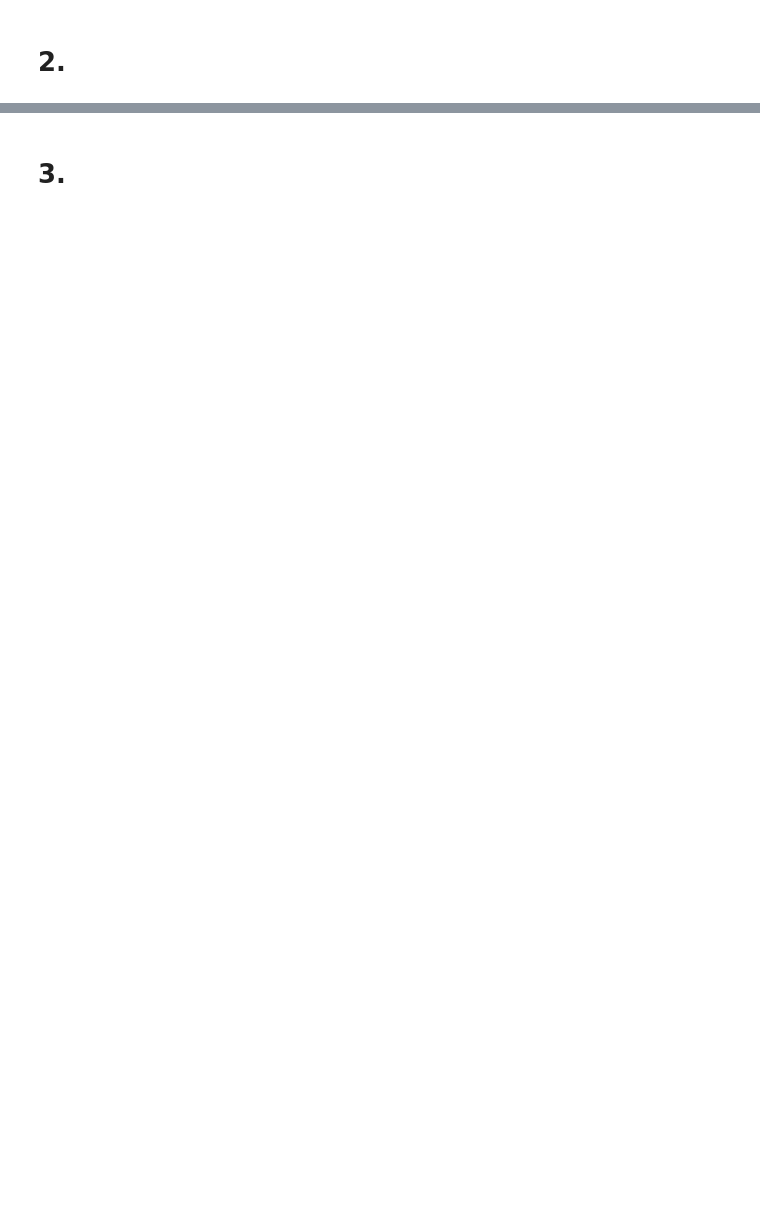
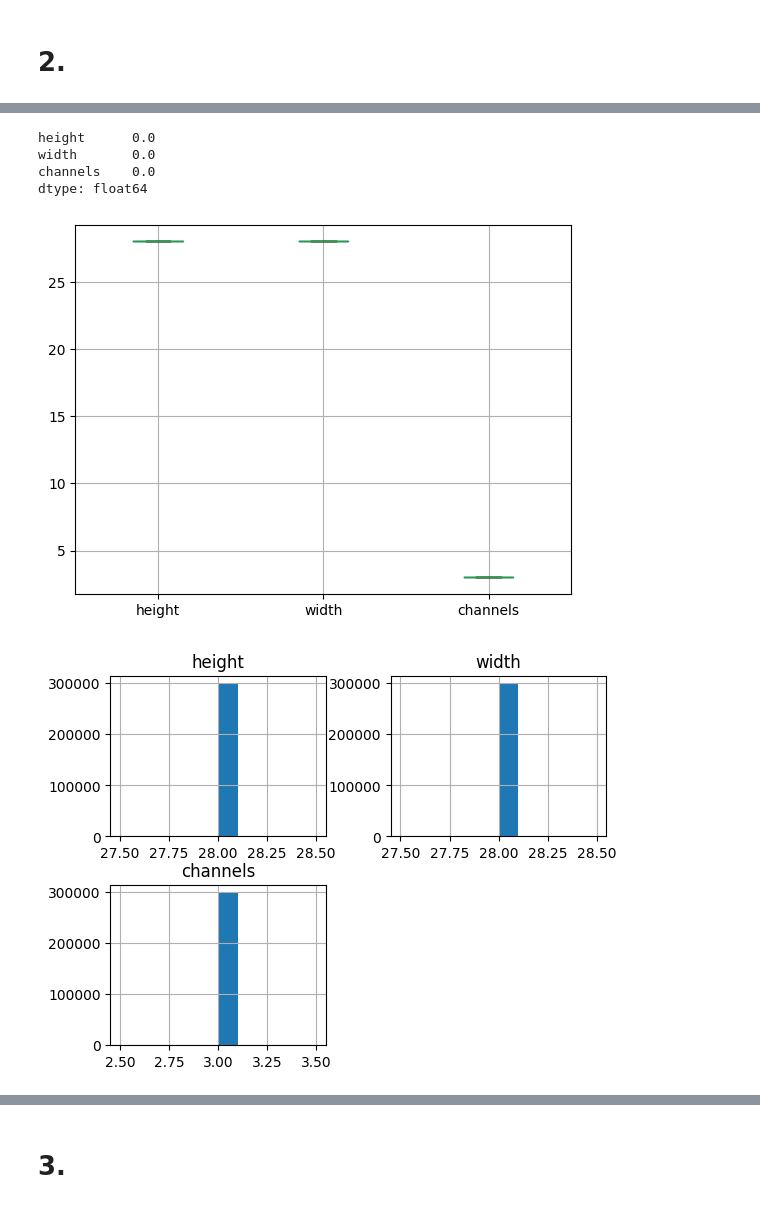
Before and after one commit to Gustixa/data_science, a Jupyter notebook: lab4/lab4.ipynb, the cells around one changed output, grey strips where cells are left out. Drawn from its saved outputs; the diff is of its cells as text; code cells hidden in the pictures; blank space fills up the shorter version.

```diff
--- a/lab4/lab4.ipynb
+++ b/lab4/lab4.ipynb
@@ -235,16 +150,23 @@ df.describe()
 | freq | 60000 | 5 |
 # %%
 df["image"]    = df["class"] + "/" + df["image"]
-df["shape"]    = df["image"].apply(lambda x: imread(f"{original_file_path}/PolyMNIST/MMNIST/train/" + x).shape)
+df["shape"]    = df["image"].apply(lambda x: imread(f"./archive/PolyMNIST/MMNIST/train/" + x).shape)
 df["height"]   = df["shape"].apply(lambda x: x[0])
 df["width"]    = df["shape"].apply(lambda x: x[1])
 df["channels"] = df["shape"].apply(lambda x: x[2])
 df[["height", "width", "channels"]].boxplot()
 df[["height", "width", "channels"]].median()
 df[["height", "width", "channels"]].hist()
 df[["height", "width", "channels"]].mean()
 df[["height", "width", "channels"]].mode()
 df[["height", "width", "channels"]].std()
+# %% [output]
+height      0.0
+width       0.0
+channels    0.0
+dtype: float64
+[figure, added]
+[figure, added]
 # %%
 print(df.head())
 print(df.describe())
```
Also changed, not shown: parts of 17 cells of this notebook, 2 other files.
